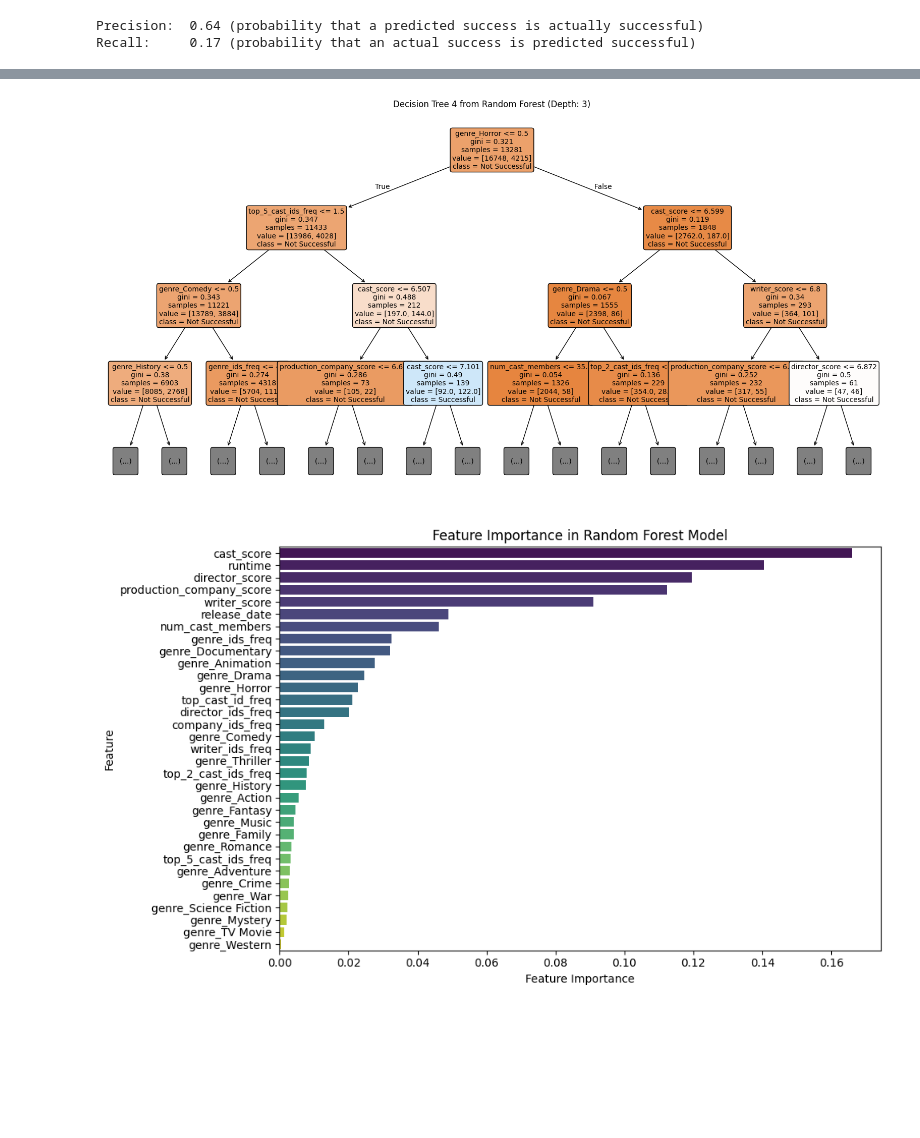
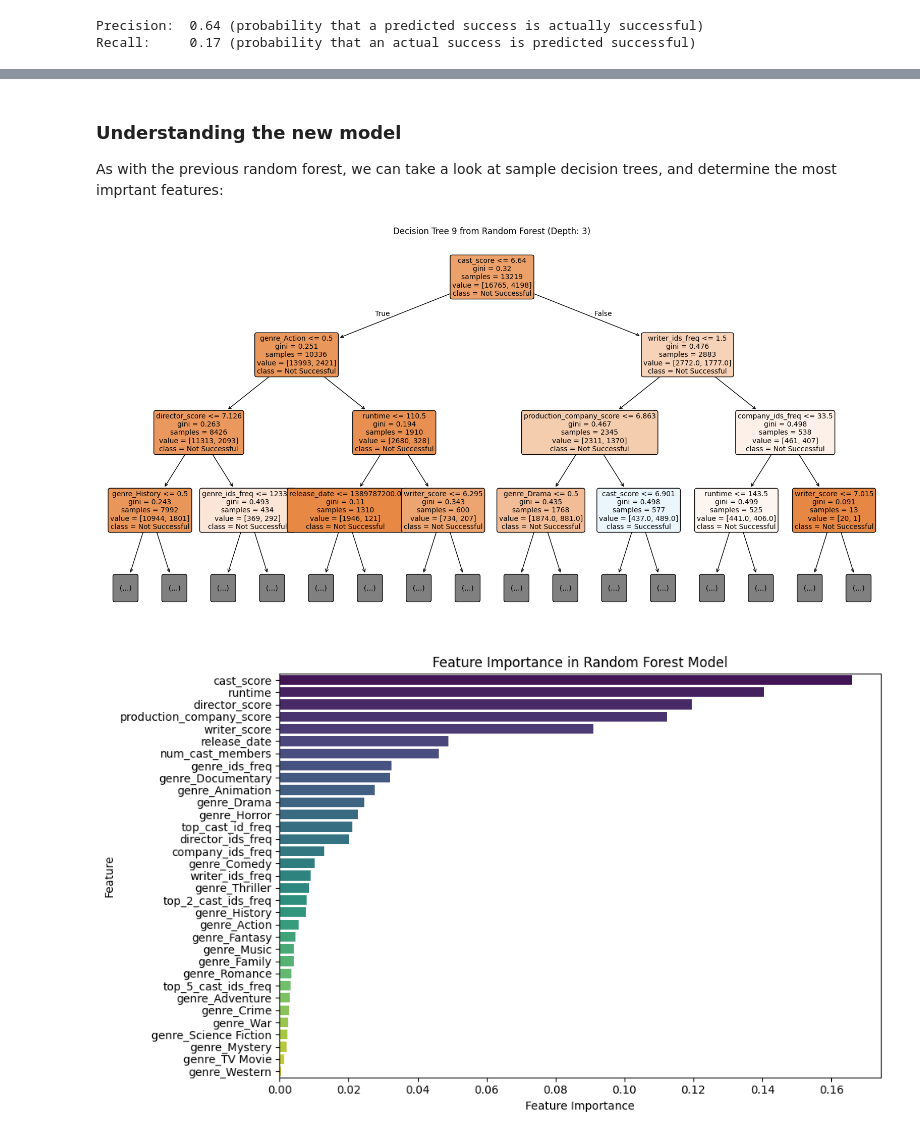
Before and after one commit to jonnycomes/movie-data, a Jupyter notebook: notebooks/successful_movie_prediction/Successful_Movie_Prediction.ipynb, the cells around one changed output, grey strips where cells are left out. Drawn from its saved outputs; the diff is of its cells as text; code cells hidden in the pictures; blank space fills up the shorter version.

```diff
--- a/notebooks/successful_movie_prediction/Successful_Movie_Prediction.ipynb
+++ b/notebooks/successful_movie_prediction/Successful_Movie_Prediction.ipynb
@@ -456,7 +464,11 @@ Recall:     0.17 (probability that an actual success is predicted successful)
+# %% [markdown]
+### Understanding the new model
+
+As with the previous random forest, we can take a look at sample decision trees, and determine the most imprtant features:
 # %%
-plot_random_forest_tree(rf_with_scores, feature_names=X_train_with_scores.columns, tree_index=4, max_depth=3)
+plot_random_forest_tree(rf_with_scores, feature_names=X_train_with_scores.columns, tree_index=9, max_depth=3)
 # %% [output]
-[figure, old version]
+[figure, new version]
 # %%
 plot_feature_importance(rf_with_scores, X_train_with_scores.columns)
 # %% [output]
```
Also changed, not shown: parts of 5 cells of this notebook.
